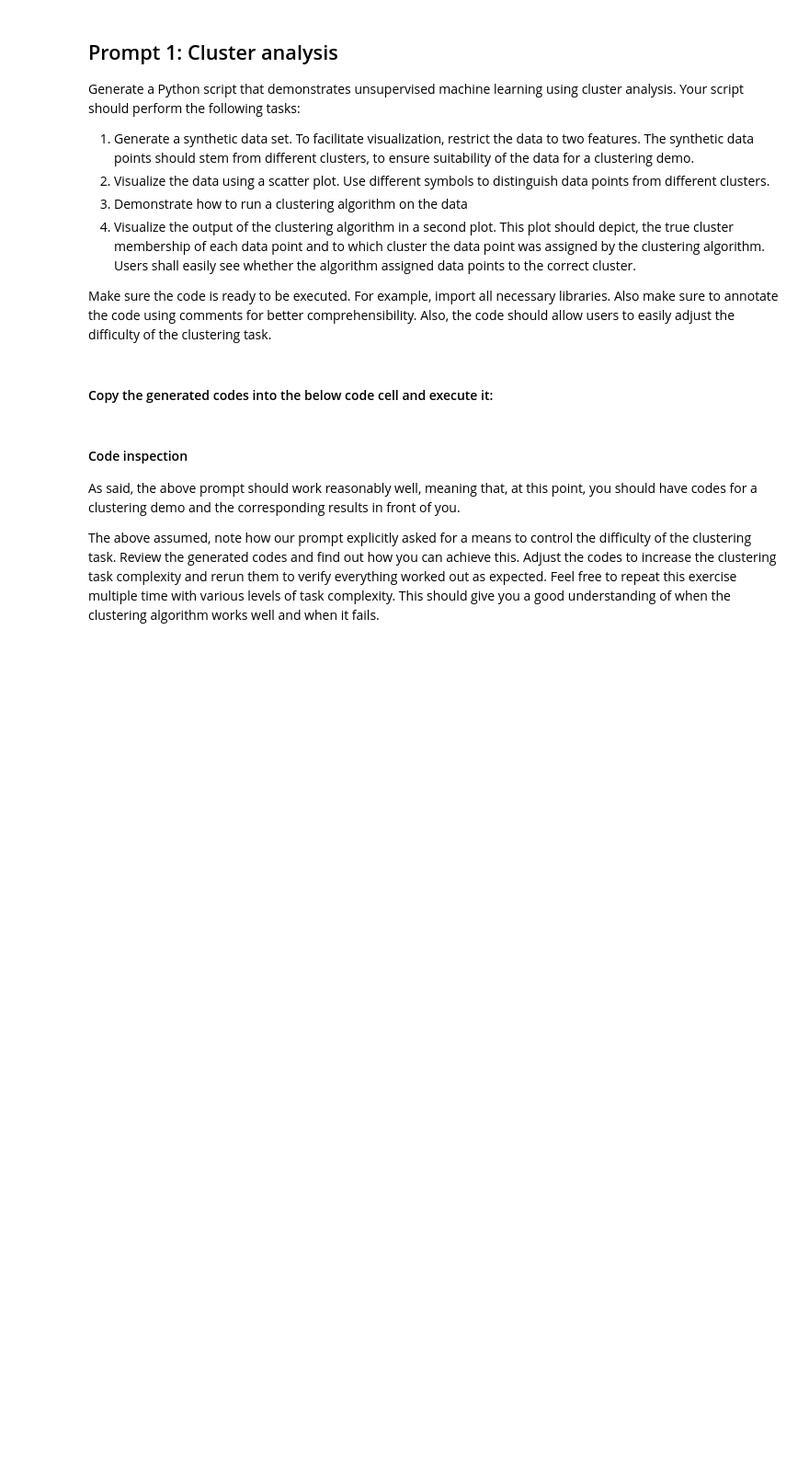
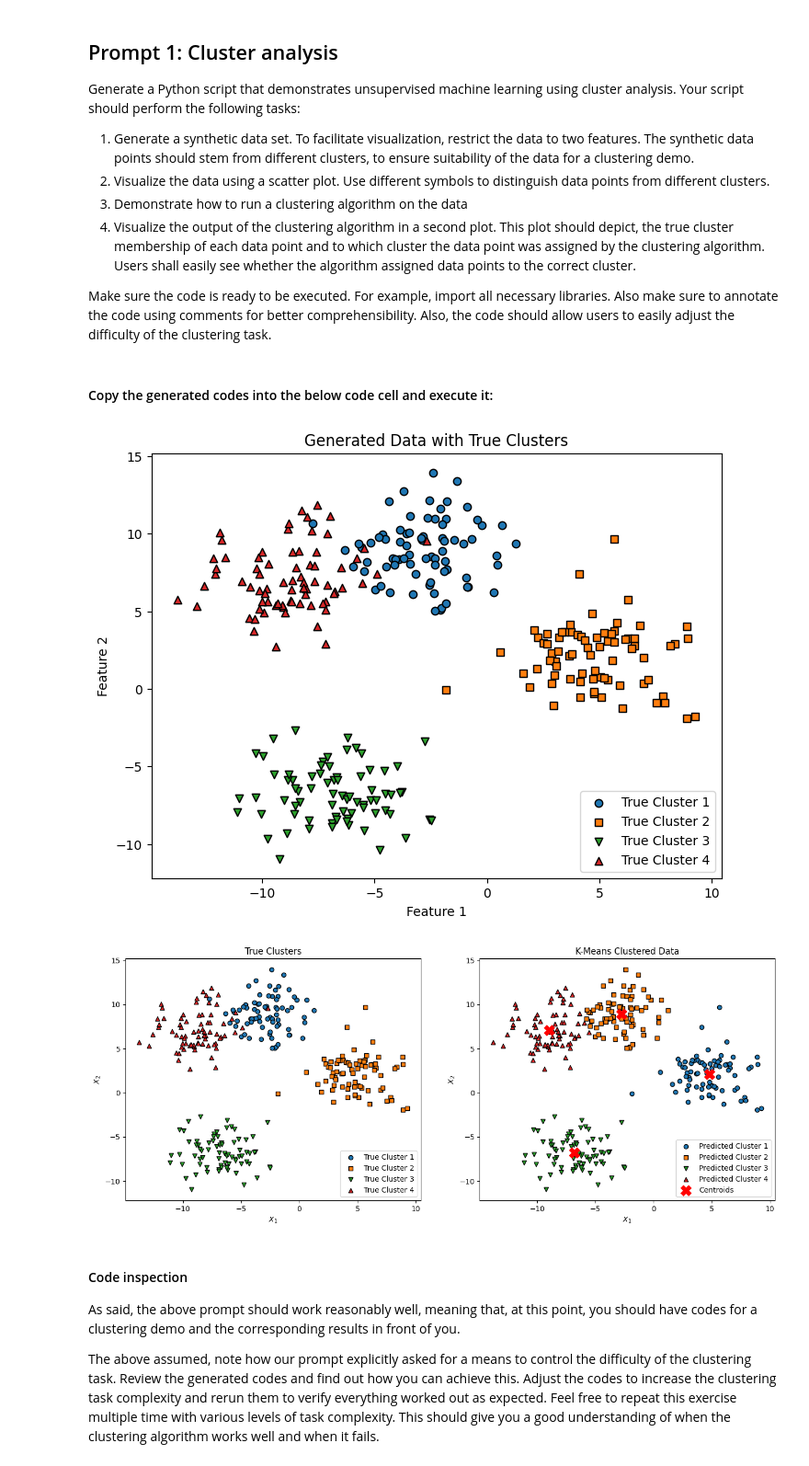
Before and after one commit to stefanlessmann/ESMT_IML, a Jupyter notebook: notebooks/p1_introduction_and_GenAI_demo_completed.ipynb, the cells around one changed output. Shown at 92% size. Saved outputs shown, nothing was run; the diff lists cells and outputs as text; code cells hidden in the pictures; blank space fills up the shorter version.

```diff
--- a/notebooks/p1_introduction_and_GenAI_demo_completed.ipynb
+++ b/notebooks/p1_introduction_and_GenAI_demo_completed.ipynb
@@ -34,7 +34,7 @@ np.random.seed(42)
 # Parameters to adjust clustering difficulty
 num_samples = 300         # Number of data points
 num_clusters = 4          # Number of actual clusters in data
-cluster_std = 1.0         # Standard deviation of clusters (higher = more overlap)
+cluster_std = 2.0         # Standard deviation of clusters (higher = more overlap)
 
 # 1. Generate a synthetic dataset with true cluster labels
 data, true_labels = make_blobs(n_samples=num_samples,
@@ -57,38 +57,42 @@ plt.ylabel('Feature 2')
 plt.legend()
 plt.show()
 
 # 3. Apply K-means clustering algorithm
-kmeans = KMeans(n_clusters=num_clusters, random_state=42)
+k = 4  # number of clusters that kMeans will find
+kmeans = KMeans(n_clusters=k, random_state=42)
 predicted_labels = kmeans.fit_predict(data)
 
 # Reset markers for consistency
 markers = cycle(['o', 's', 'v', '^', '<', '>', 'p', 'h'])
 
 # 4. Visualize the clustering results in a second plot
 fig, ax = plt.subplots(1, 2, figsize=(16, 6))
 
 # Plot with true cluster labels
 for i in range(num_clusters):
     ax[0].scatter(data[true_labels == i, 0], data[true_labels == i, 1],
                   marker=next(markers), label=f'True Cluster {i+1}', edgecolor='k')
 ax[0].set_title('True Clusters')
-ax[0].set_xlabel('Feature 1')
-ax[0].set_ylabel('Feature 2')
+ax[0].set_xlabel('$X_1$')
+ax[0].set_ylabel('$X_2$')
 ax[0].legend()
 
 # Plot with predicted cluster labels and centroids
 markers = cycle(['o', 's', 'v', '^', '<', '>', 'p', 'h'])
 for i in range(num_clusters):
     ax[1].scatter(data[predicted_labels == i, 0], data[predicted_labels == i, 1],
                   marker=next(markers), label=f'Predicted Cluster {i+1}', edgecolor='k')
 ax[1].scatter(kmeans.cluster_centers_[:, 0], kmeans.cluster_centers_[:, 1],
               s=200, c='red', label='Centroids', marker='X')
 ax[1].set_title('K-Means Clustered Data')
-ax[1].set_xlabel('Feature 1')
-ax[1].set_ylabel('Feature 2')
+ax[1].set_xlabel('$X_1$')
+ax[1].set_ylabel('$X_2$')
 ax[1].legend()
 
 plt.show()
+# %% [output]
+[figure, added]
+[figure, added]
 # %% [markdown]
 #### Code inspection
 As said, the above prompt should work reasonably well, meaning that, at this point, you should have codes for a clustering demo and the corresponding results in front of you.
```
Also changed, not shown: parts of 5 cells of this notebook, 1 other file.
